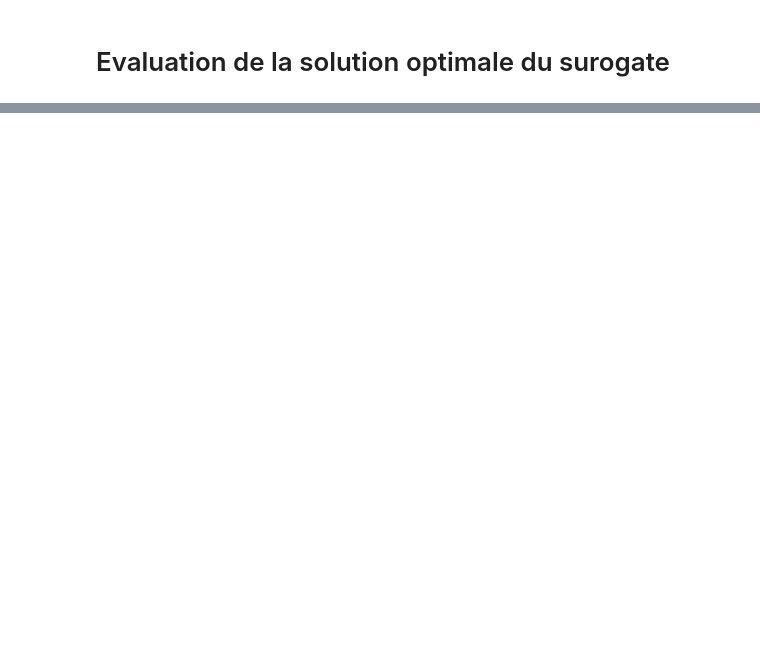
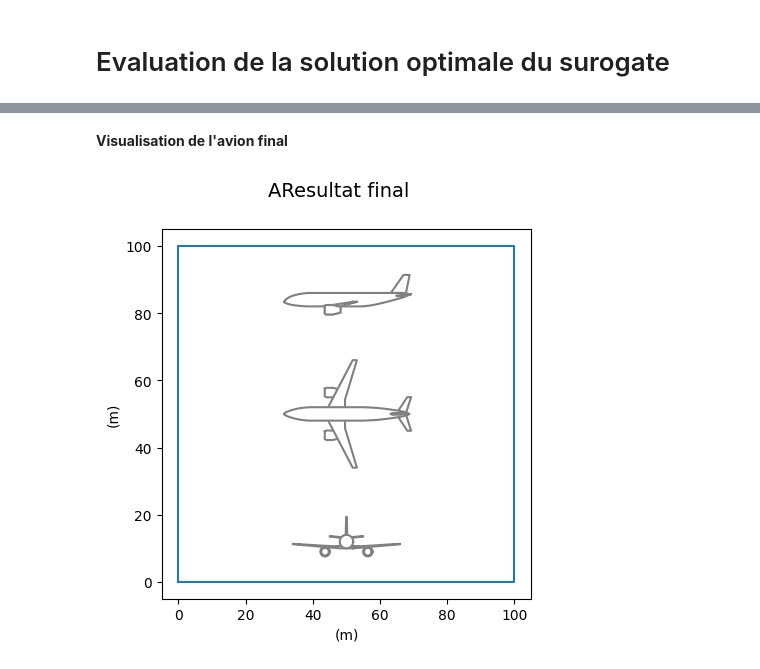
Before and after one commit to AlexandreDemarquet/projet_metamodelisation, a Jupyter notebook: problem3.ipynb, the cells around one changed output, grey strips where cells are left out. Cells and saved outputs as stored; diff of their text form; code cells hidden in the pictures; blank space fills up the shorter version.

Commit message:
ajoput visualisation avion

```diff
--- a/problem3.ipynb
+++ b/problem3.ipynb
@@ -229,0 +230,2 @@ scenario.execute(algo_name="CustomDOE", samples = xopt)
+# %% [markdown]
+**Visualisation de l'avion final**
@@ -229,0 +234,6 @@ scenario.execute(algo_name="CustomDOE", samples = xopt)
+# %%
+dict_result = scenario_surrogate.optimization_result.x_opt_as_dict
+# %%
+draw_aircraft(area=dict_result["area"][0],slst=dict_result["slst"][0], n_pax=dict_result["n_pax"][0], title="Résultat final")
+# %% [output]
+[figure, added]
```
Also changed, not shown: parts of 11 cells of this notebook.
